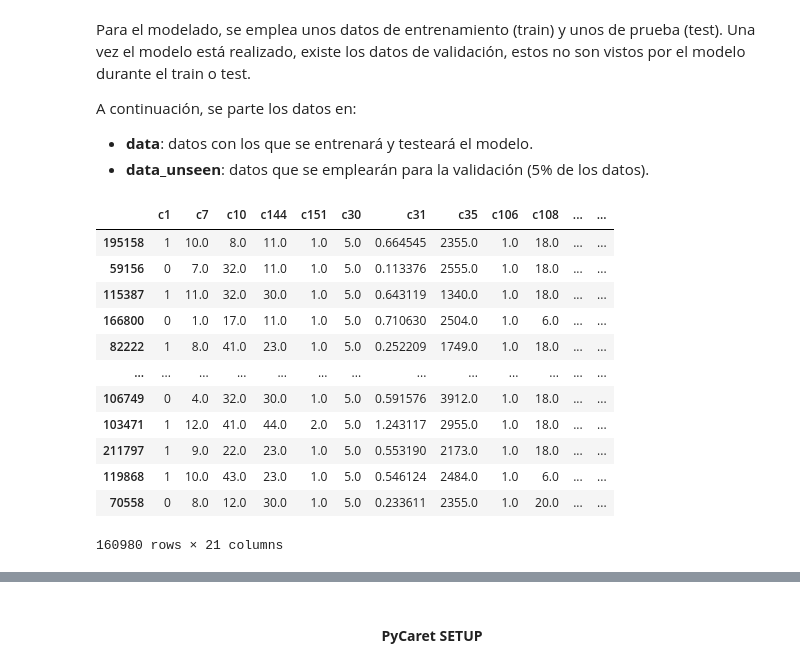
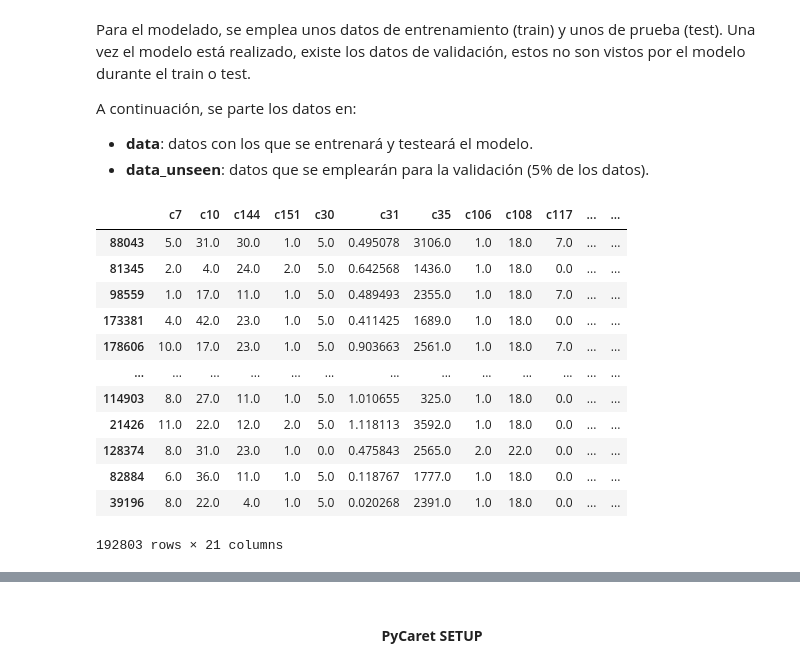
Before and after one commit to Vic-silo/TFM-EIP, a Jupyter notebook: ML-Models/PHA-crew_Jose.ipynb, the cells around one changed output, grey strips where cells are left out. Cells and saved outputs as stored; diff of their text form; code cells hidden in the pictures.

```diff
--- a/ML-Models/PHA-crew_Jose.ipynb
+++ b/ML-Models/PHA-crew_Jose.ipynb
@@ -994,7 +1002,7 @@ from sklearn.impute import IterativeImputer
 num_imputer = IterativeImputer()
 
 # Imputar las columnas numéricas no categóricas
-df[num_cols_ncat] = num_imputer.fit_transform(df[num_cols_ncat])
+df_raw[num_cols_ncat] = num_imputer.fit_transform(df_raw[num_cols_ncat])
 # %%
 print(df.isna().sum())
 # %% [output]
@@ -1043,6 +1051,9 @@ c156    137901
 dtype: int64
 # %%
-df_raw = df
+#df_raw = df
+str_cols=['c144', 'c106', 'c108', 'c101', 'c109', 'c35', 'c117','c128', 'c156', 'c41', 'c30','c49','c51']
+# Eliminar la columna c1 de df_raw
+#df_raw = df_raw.drop('c1', axis=1)
 
 # 1st possibility
 label_encoder = LabelEncoder()  # Crear una instancia del codificador
@@ -1106,4 +1117,7 @@ null_rows = df_decoded[df_decoded.isnull().any(axis=1)]
 
 # Print rows with null values
 print(null_rows)
+
+# Unir la columna c1 al DataFrame resultante
+df_decoded['c1'] = df['c1']
 # %% [output]
@@ -1181,7 +1197,7 @@ str_cols=['c1', 'c144', 'c106', 'c108', 'c51', 'c101', 'c109', 'c35', 'c117','c1
 # LabelEncoder
 col_le = ["c1"]
 # OrdinalEncoder
-col_oe = ['c144', 'c106', 'c108', 'c51', 'c101', 'c109', 'c35', 'c117','c128', 'c156', 'c49', 'c41', 'c30']
+col_oe = ['c144', 'c106', 'c108', 'c101', 'c109', 'c35', 'c117','c128', 'c156', 'c41', 'c30','c49','c51']
 
 # Cambio de tipo
 col_retype = ['c7', 'c151', 'c10']
@@ -1411,19 +1426,19 @@ A continuación, se parte los datos en:
 - **data_unseen**: datos que se emplearán para la validación (5% de los datos).
 # %%
 ## sample devuelve una muestra aleatoria de un eje del objeto
-data = df.sample(frac=0.75, random_state=786)
+data = df.sample(frac=0.90, random_state=786)
 data
 # %% [output]
-|  | c1 | c7 | c10 | c144 | c151 | c30 | c31 | c35 | c106 | c108 | ... | ... |
-| 195158 | 1 | 10.0 | 8.0 | 11.0 | 1.0 | 5.0 | 0.664545 | 2355.0 | 1.0 | 18.0 | ... | ... |
-| 59156 | 0 | 7.0 | 32.0 | 11.0 | 1.0 | 5.0 | 0.113376 | 2555.0 | 1.0 | 18.0 | ... | ... |
-| 115387 | 1 | 11.0 | 32.0 | 30.0 | 1.0 | 5.0 | 0.643119 | 1340.0 | 1.0 | 18.0 | ... | ... |
-| 166800 | 0 | 1.0 | 17.0 | 11.0 | 1.0 | 5.0 | 0.710630 | 2504.0 | 1.0 | 6.0 | ... | ... |
-| 82222 | 1 | 8.0 | 41.0 | 23.0 | 1.0 | 5.0 | 0.252209 | 1749.0 | 1.0 | 18.0 | ... | ... |
+|  | c7 | c10 | c144 | c151 | c30 | c31 | c35 | c106 | c108 | c117 | ... | ... |
+| 88043 | 5.0 | 31.0 | 30.0 | 1.0 | 5.0 | 0.495078 | 3106.0 | 1.0 | 18.0 | 7.0 | ... | ... |
+| 81345 | 2.0 | 4.0 | 24.0 | 2.0 | 5.0 | 0.642568 | 1436.0 | 1.0 | 18.0 | 0.0 | ... | ... |
+| 98559 | 1.0 | 17.0 | 11.0 | 1.0 | 5.0 | 0.489493 | 2355.0 | 1.0 | 18.0 | 7.0 | ... | ... |
+| 173381 | 4.0 | 42.0 | 23.0 | 1.0 | 5.0 | 0.411425 | 1689.0 | 1.0 | 18.0 | 0.0 | ... | ... |
+| 178606 | 10.0 | 17.0 | 23.0 | 1.0 | 5.0 | 0.903663 | 2561.0 | 1.0 | 18.0 | 7.0 | ... | ... |
 | ... | ... | ... | ... | ... | ... | ... | ... | ... | ... | ... | ... | ... |
-| 106749 | 0 | 4.0 | 32.0 | 30.0 | 1.0 | 5.0 | 0.591576 | 3912.0 | 1.0 | 18.0 | ... | ... |
-| 103471 | 1 | 12.0 | 41.0 | 44.0 | 2.0 | 5.0 | 1.243117 | 2955.0 | 1.0 | 18.0 | ... | ... |
-| 211797 | 1 | 9.0 | 22.0 | 23.0 | 1.0 | 5.0 | 0.553190 | 2173.0 | 1.0 | 18.0 | ... | ... |
-| 119868 | 1 | 10.0 | 43.0 | 23.0 | 1.0 | 5.0 | 0.546124 | 2484.0 | 1.0 | 6.0 | ... | ... |
-| 70558 | 0 | 8.0 | 12.0 | 30.0 | 1.0 | 5.0 | 0.233611 | 2355.0 | 1.0 | 20.0 | ... | ... |
+| 114903 | 8.0 | 27.0 | 11.0 | 1.0 | 5.0 | 1.010655 | 325.0 | 1.0 | 18.0 | 0.0 | ... | ... |
+| 21426 | 11.0 | 22.0 | 12.0 | 2.0 | 5.0 | 1.118113 | 3592.0 | 1.0 | 18.0 | 0.0 | ... | ... |
+| 128374 | 8.0 | 31.0 | 23.0 | 1.0 | 0.0 | 0.475843 | 2565.0 | 2.0 | 22.0 | 0.0 | ... | ... |
+| 82884 | 6.0 | 36.0 | 11.0 | 1.0 | 5.0 | 0.118767 | 1777.0 | 1.0 | 18.0 | 0.0 | ... | ... |
+| 39196 | 8.0 | 22.0 | 4.0 | 1.0 | 5.0 | 0.020268 | 2391.0 | 1.0 | 18.0 | 0.0 | ... | ... |
-160980 rows × 21 columns
+192803 rows × 21 columns
```
Also changed, not shown: parts of 58 cells of this notebook, 26 other files.
